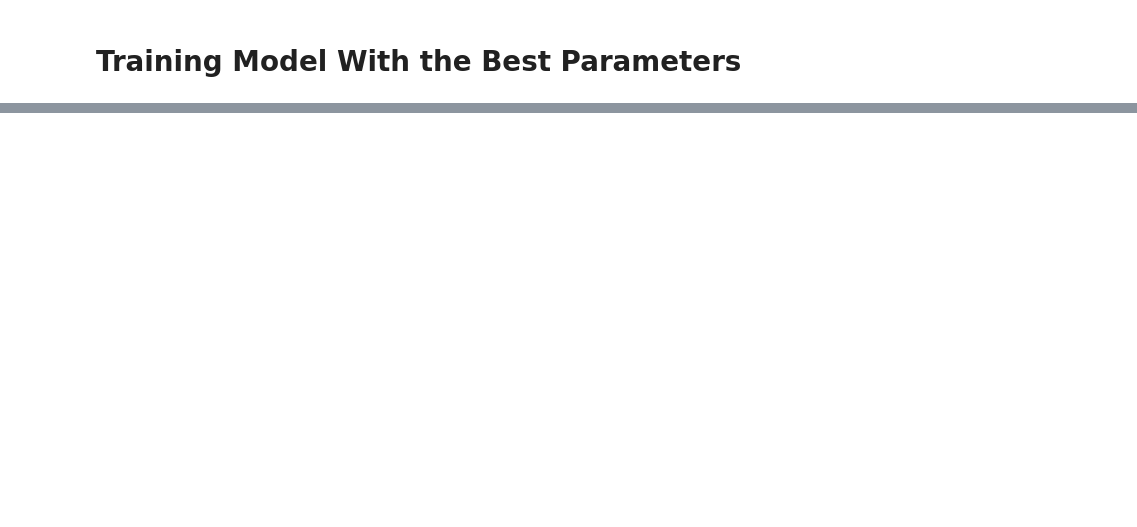
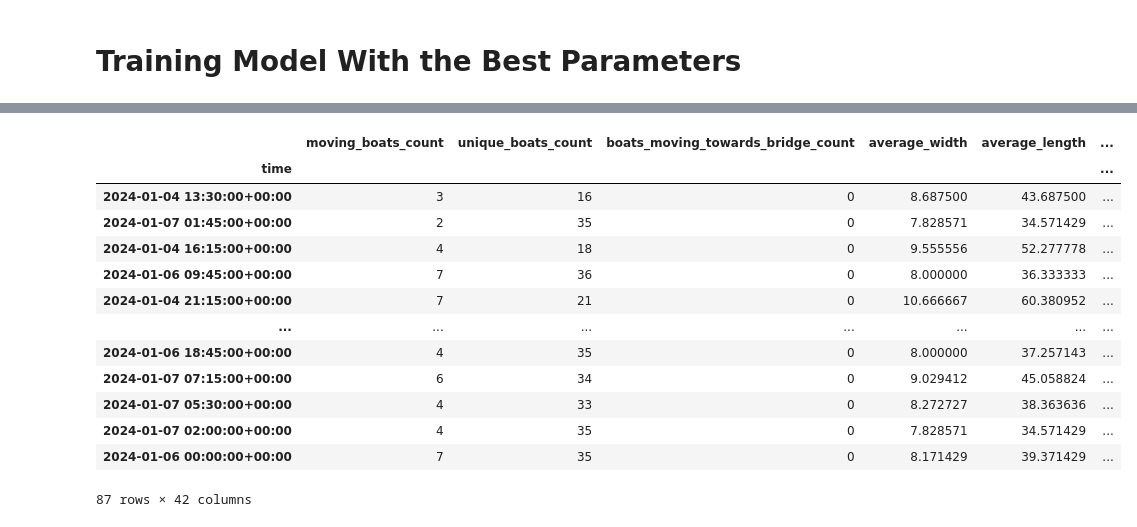
Before and after one commit to martenb-se/-id2223-project, a Jupyter notebook: training_pipeline.ipynb, the cells around one changed output, grey strips where cells are left out. Drawn from its saved outputs; the diff is of its cells as text; code cells hidden in the pictures; blank space fills up the shorter version.

Commit message:
vessel training pipeline

```diff
--- a/training_pipeline.ipynb
+++ b/training_pipeline.ipynb
@@ -228,13 +228,13 @@ See the caveats in the documentation: https://pandas.pydata.org/pandas-docs/stab
 | 3 | 2024-01-04 09:45:00+00:00 | 3 | 14 | 0 | 8.642857 | 43.928571 | ... |
 | 4 | 2024-01-04 10:00:00+00:00 | 4 | 14 | 0 | 8.642857 | 43.928571 | ... |
 # %%
-def check_bridge_status(row):
+def check_bridge_status(row, df):
     current_time = row['time']
 
     future_time = current_time + pd.Timedelta(minutes=30)
 
-    open_status = bridge_df.loc[
-        (bridge_df['time'] >= current_time) & (bridge_df['time'] <= future_time) & (bridge_df['state'] == 1)
+    open_status = df.loc[
+        (df['time'] >= current_time) & (df['time'] <= future_time) & (df['state'] == 1)
     ]
 
     bridge_was_opened = int(len(open_status) > 0)
@@ -266,7 +263,7 @@ from sklearn.model_selection import train_test_split
 data = vessels_aggregated_df.copy()
 
 # Create lag features for selected columns
-lag = 6  # Number of lag steps
+lag = 5  # Number of lag steps
 lag_cols = ['moving_boats_count', 'unique_boats_count', 'boats_moving_towards_bridge_count', 'average_width',
             'average_length', 'boats_closer_than_1km', 'larger_ship_count']
 for col in lag_cols:
@@ -283,7 +280,7 @@ data.dropna(inplace=True)
 features = [col for col in data.columns if col not in ['bridge_status', 'target']]
 target = 'target'
 
-X_train, X_test, y_train, y_test = train_test_split(data[features], data[target], test_size=0.3)
+X_train, X_test, y_train, y_test = train_test_split(data[features], data[target], test_size=0.2)
 # %% [markdown]
 # Hyperparameter tuning
 # %%
@@ -329,0 +338,17 @@ weighted avg       0.89      0.85      0.87        87
+# %%
+display(X_test)
+# %% [output]
+|  | moving_boats_count | unique_boats_count | boats_moving_towards_bridge_count | average_width | average_length | ... |
+| time |  |  |  |  |  | ... |
+| 2024-01-04 13:30:00+00:00 | 3 | 16 | 0 | 8.687500 | 43.687500 | ... |
+| 2024-01-07 01:45:00+00:00 | 2 | 35 | 0 | 7.828571 | 34.571429 | ... |
+| 2024-01-04 16:15:00+00:00 | 4 | 18 | 0 | 9.555556 | 52.277778 | ... |
+| 2024-01-06 09:45:00+00:00 | 7 | 36 | 0 | 8.000000 | 36.333333 | ... |
+| 2024-01-04 21:15:00+00:00 | 7 | 21 | 0 | 10.666667 | 60.380952 | ... |
+| ... | ... | ... | ... | ... | ... | ... |
+| 2024-01-06 18:45:00+00:00 | 4 | 35 | 0 | 8.000000 | 37.257143 | ... |
+| 2024-01-07 07:15:00+00:00 | 6 | 34 | 0 | 9.029412 | 45.058824 | ... |
+| 2024-01-07 05:30:00+00:00 | 4 | 33 | 0 | 8.272727 | 38.363636 | ... |
+| 2024-01-07 02:00:00+00:00 | 4 | 35 | 0 | 7.828571 | 34.571429 | ... |
+| 2024-01-06 00:00:00+00:00 | 7 | 35 | 0 | 8.171429 | 39.371429 | ... |
+87 rows × 42 columns
```
Also changed, not shown: parts of 7 cells of this notebook, 1 other file.
